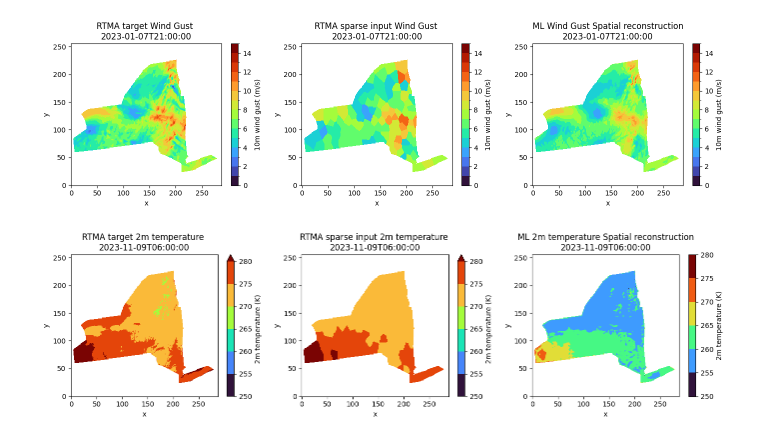
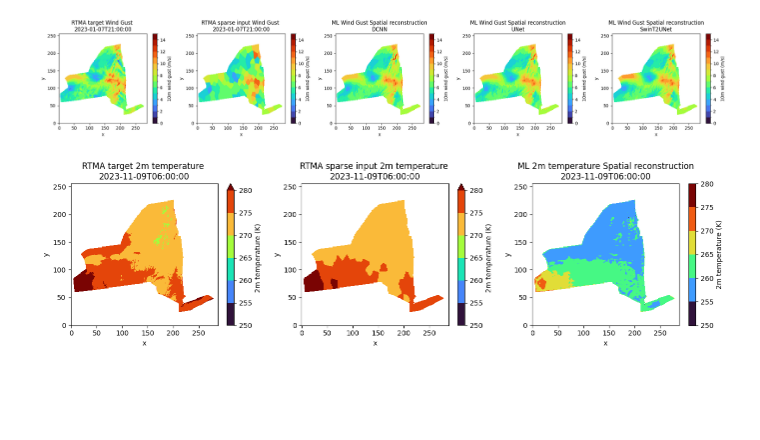
Before and after one commit to HarishBaki/Sparse_to_dense_meteorological_variables, a Jupyter notebook: TMRW_plots.ipynb, the cells around one changed output. Saved outputs shown, nothing was run; the diff lists cells and outputs as text; code cells hidden in the pictures; blank space fills up the shorter version.

```diff
--- a/TMRW_plots.ipynb
+++ b/TMRW_plots.ipynb
@@ -152,47 +153,81 @@ def data_loader(variable,time_instance):
 # %%
 cmap = turbo_cmap
-variable = 'i10fg'
+
 levels = np.arange(0, 15.1, 1)
 input_tensor,target_tensor = data_loader(variable,time_instance)
-pred = xr.open_zarr(zarr_store_pred)[variable].sel(time=time_instance).where(mask)
 # Create 1x2 subplots
-fig, axes = plt.subplots(1, 3, figsize=(14, 4))
+fig, axes = plt.subplots(1, 5, figsize=(22, 4))
 
 # Plot target data
 test_plot = target_tensor.where(mask).plot(
     ax=axes[0],
     cmap=cmap,
     levels=levels,
     add_colorbar=True,
     cbar_kwargs={'label': '10m wind gust (m/s)'}
 )
 axes[0].set_title('RTMA target Wind Gust \n' + time_instance, fontsize=12)
 
 # Plot input data
 test_plot = input_tensor[0,...].where(mask).plot(
     ax=axes[1],
     cmap=cmap,
     levels=levels,
     add_colorbar=True,
     cbar_kwargs={'label': '10m wind gust (m/s)'}
 )
 axes[1].set_title('RTMA sparse input Wind Gust \n' + time_instance, fontsize=12)
 
+model = 'DCNN'
+loss = 'MaskedCharbonnierLoss'
+years = '2018-2021'
+zarr_store_pred = f'checkpoints/{variable}/{model}/{loss}/{years}/RTMA_test.zarr'
+pred = xr.open_zarr(zarr_store_pred)[variable].sel(time=time_instance).where(mask)
 # Plot prediction
 pred_plot = pred.plot(
     ax=axes[2],
     cmap=cmap,
     levels=levels,
     add_colorbar=True,
     cbar_kwargs={'label': '10m wind gust (m/s)'}
 )
-axes[2].set_title('ML Wind Gust Spatial reconstruction\n' + time_instance, fontsize=12)
+axes[2].set_title('ML Wind Gust Spatial reconstruction\n' + model, fontsize=12)
+
+model = 'UNet'
+loss = 'MaskedCharbonnierLoss'
+years = '2018-2021'
+zarr_store_pred = f'checkpoints/{variable}/{model}/{loss}/{years}/RTMA_test.zarr'
+pred = xr.open_zarr(zarr_store_pred)[variable].sel(time=time_instance).where(mask)
+# Plot prediction
+pred_plot = pred.plot(
+    ax=axes[3],
+    cmap=cmap,
+    levels=levels,
+    add_colorbar=True,
+    cbar_kwargs={'label': '10m wind gust (m/s)'}
+)
+axes[3].set_title('ML Wind Gust Spatial reconstruction\n' + model, fontsize=12)
+
+model = 'SwinT2UNet'
+loss = 'MaskedCharbonnierLoss'
+years = '2018-2021'
+zarr_store_pred = f'checkpoints/{variable}/{model}/{loss}/{years}/RTMA_test.zarr'
+pred = xr.open_zarr(zarr_store_pred)[variable].sel(time=time_instance).where(mask)
+# Plot prediction
+pred_plot = pred.plot(
+    ax=axes[4],
+    cmap=cmap,
+    levels=levels,
+    add_colorbar=True,
+    cbar_kwargs={'label': '10m wind gust (m/s)'}
+)
+axes[4].set_title('ML Wind Gust Spatial reconstruction\n' + model, fontsize=12)
 
 plt.tight_layout()
 
-plt.savefig(FIG_DIR+'/RTMA_Wind_Gust_sparse_to_dense_.png', dpi=300)
+plt.savefig(FIG_DIR+'/RTMA_Wind_Gust_sparse_to_dense_all_models.png', dpi=300)
 # %% [output]
-[figure, old version]
+[figure, new version]
 # %%
 cmap = turbo_cmap
 variable = 't2m'
```
Also changed, not shown: parts of 4 cells of this notebook.
